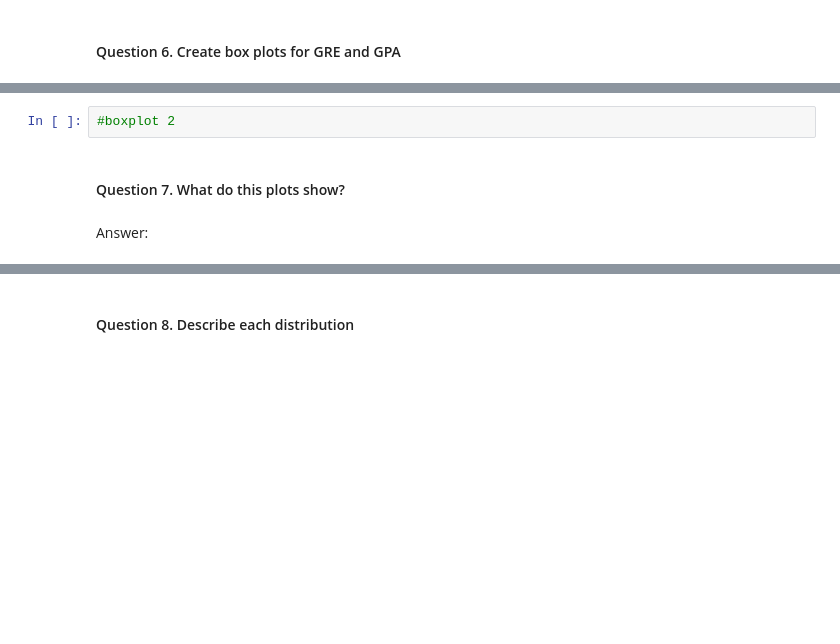
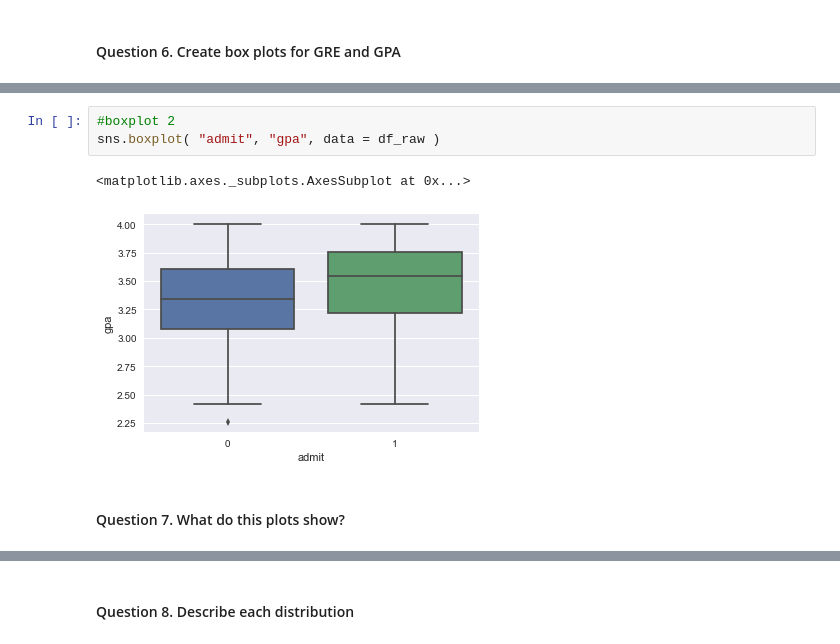
Before and after one commit to josezilla/delays, a Jupyter notebook: projects/unit-projects/project-2/starter-code/project2-starter-JOSE.ipynb, the cells around one changed output, grey strips where cells are left out. Cells and saved outputs as stored; diff of their text form; blank space fills up the shorter version.

```diff
--- a/projects/unit-projects/project-2/starter-code/project2-starter-JOSE.ipynb
+++ b/projects/unit-projects/project-2/starter-code/project2-starter-JOSE.ipynb
@@ -124,6 +130,8 @@ Answer:
 # %%
 #boxplot 2
+sns.boxplot( "admit", "gpa", data = df_raw )
+# %% [output]
+<matplotlib.axes._subplots.AxesSubplot at 0x...>
+[figure, added]
 # %% [markdown]
 #### Question 7. What do this plots show?
-# %% [markdown]
-Answer:
```
Also changed, not shown: parts of 40 cells of this notebook, 1 other file.
